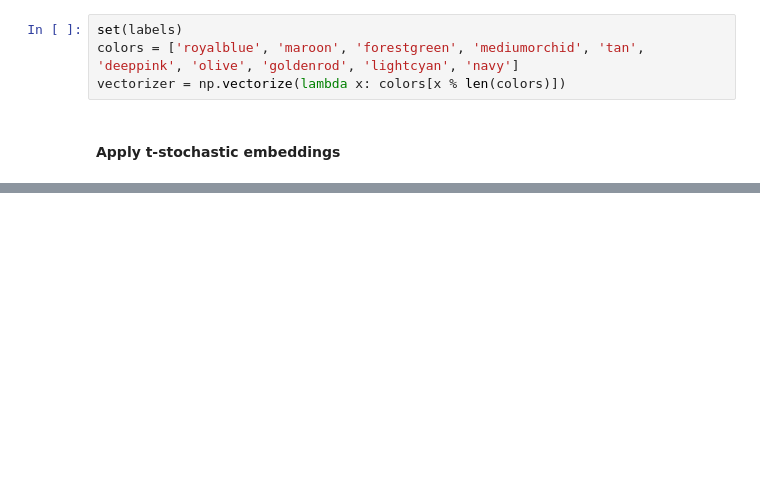
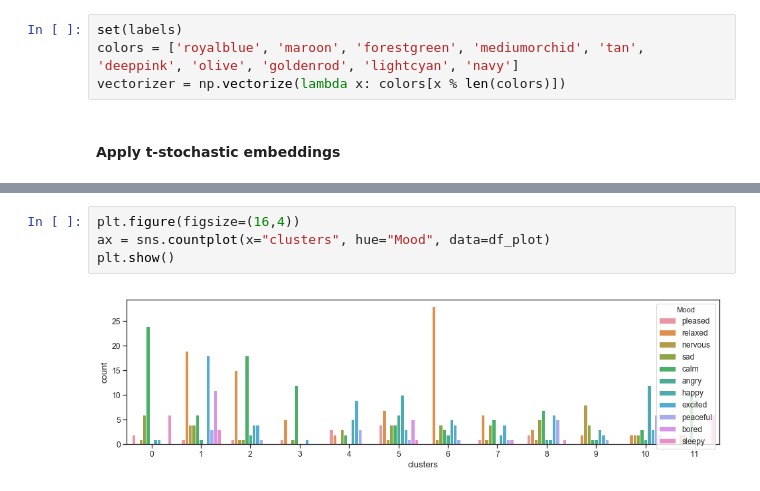
Before and after one commit to epistimi4/emotion_based_music_recomendation, a Jupyter notebook: correlations/Clustering with t-Stochastic Neighboring Embeddings for Music.ipynb, the cells around one changed output, grey strips where cells are left out. Saved outputs shown, nothing was run; the diff lists cells and outputs as text; blank space fills up the shorter version.

```diff
--- a/correlations/Clustering with t-Stochastic Neighboring Embeddings for Music.ipynb
+++ b/correlations/Clustering with t-Stochastic Neighboring Embeddings for Music.ipynb
@@ -262,3 +270,9 @@ df_plot['clusters'] = clusters
+# %%
+plt.figure(figsize=(16,4))
+ax = sns.countplot(x="clusters", hue="Mood", data=df_plot)
+plt.show()
+# %% [output]
+[figure, added]
 # %%
 sns.set_context('notebook', font_scale = 1.1)
 sns.set_style('ticks')
```
Also changed, not shown: parts of 10 cells of this notebook.
